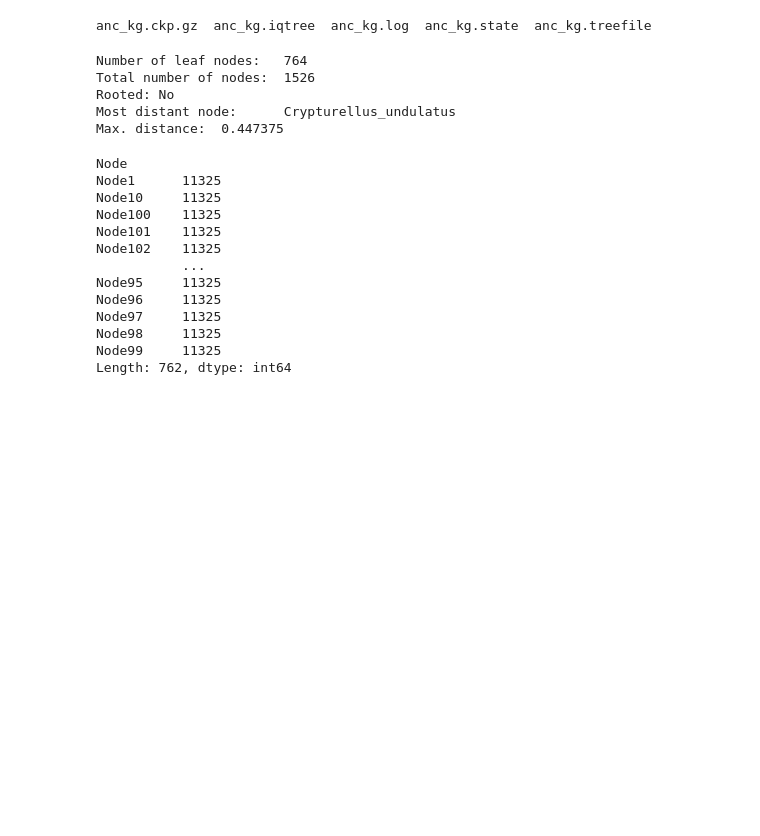
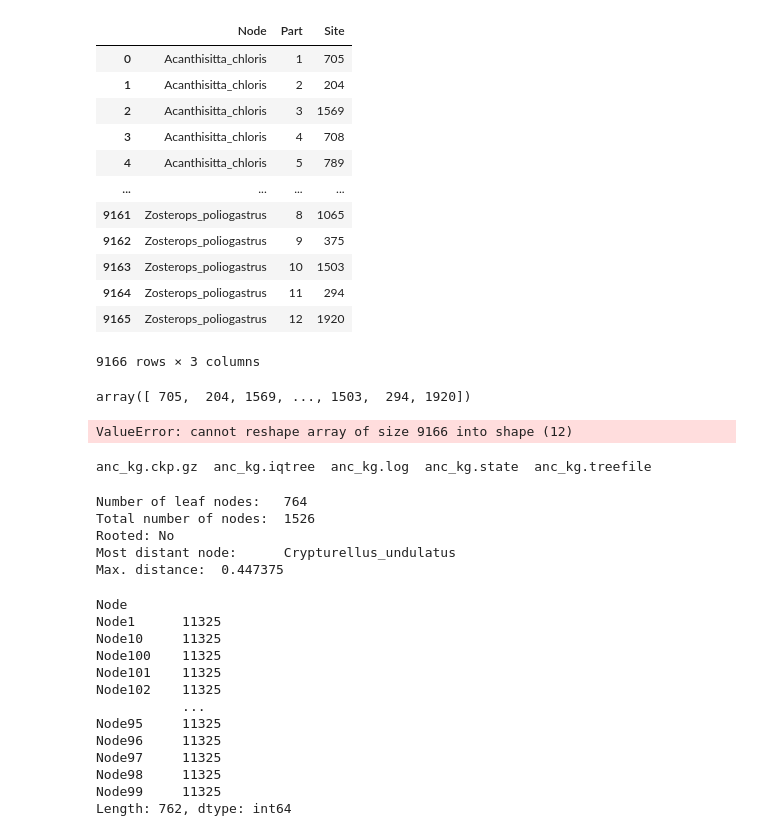
Before and after one commit to kpotoh/birds, a Jupyter notebook: nb/mut_extraction_birds.ipynb, the cells around one changed output. Saved outputs shown, nothing was run; the diff lists cells and outputs as text; code cells hidden in the pictures; blank space fills up the shorter version.

Commit message:
finding error

```diff
--- a/nb/mut_extraction_birds.ipynb
+++ b/nb/mut_extraction_birds.ipynb
@@ -13,3 +13,22 @@ from ete3 import PhyloTree
 from scipy.stats import entropy
 
 from Bio.Data import CodonTable
+# %%
+# rt_states = pd.read_csv("../data/interim/_leaves_states_birds_ref.tsv", sep="\t")
+rt_states = pd.read_csv("../data/interim/leaves_states_birds.tsv", sep="\t")
+# %%
+rt_states.groupby(["Node", "Part"]).Site.max().reset_index()
+# %% [output]
+|  | Node | Part | Site |
+| 0 | Acanthisitta_chloris | 1 | 705 |
+| 1 | Acanthisitta_chloris | 2 | 204 |
+| 2 | Acanthisitta_chloris | 3 | 1569 |
+| 3 | Acanthisitta_chloris | 4 | 708 |
+| 4 | Acanthisitta_chloris | 5 | 789 |
+| ... | ... | ... | ... |
+| 9161 | Zosterops_poliogastrus | 8 | 1065 |
+| 9162 | Zosterops_poliogastrus | 9 | 375 |
+| 9163 | Zosterops_poliogastrus | 10 | 1503 |
+| 9164 | Zosterops_poliogastrus | 11 | 294 |
+| 9165 | Zosterops_poliogastrus | 12 | 1920 |
+9166 rows × 3 columns
@@ -16,3 +37,11 @@ from Bio.Data import CodonTable
+# %%
+v
+# %% [output]
+array([ 705,  204, 1569, ..., 1503,  294, 1920])
+# %%
+np.unique(v.reshape(-1, 12), axis=0)
+# %% [output]
+ValueError: cannot reshape array of size 9166 into shape (12)
 # %%
 path_to_tree =   "../data/interim/iqtree_runs/brun3/anc_kg/anc_kg.treefile"
 path_to_states = "../data/interim/iqtree_runs/brun3/anc_kg/anc_kg.state"
```
Also changed, not shown: parts of 1 cell of this notebook, 1 other file.
